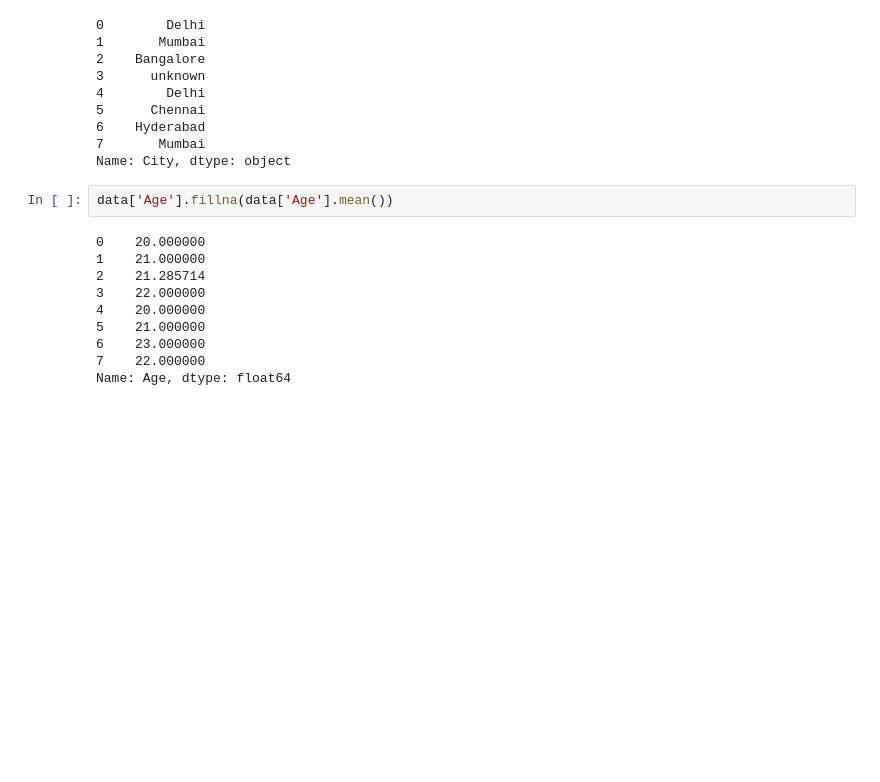
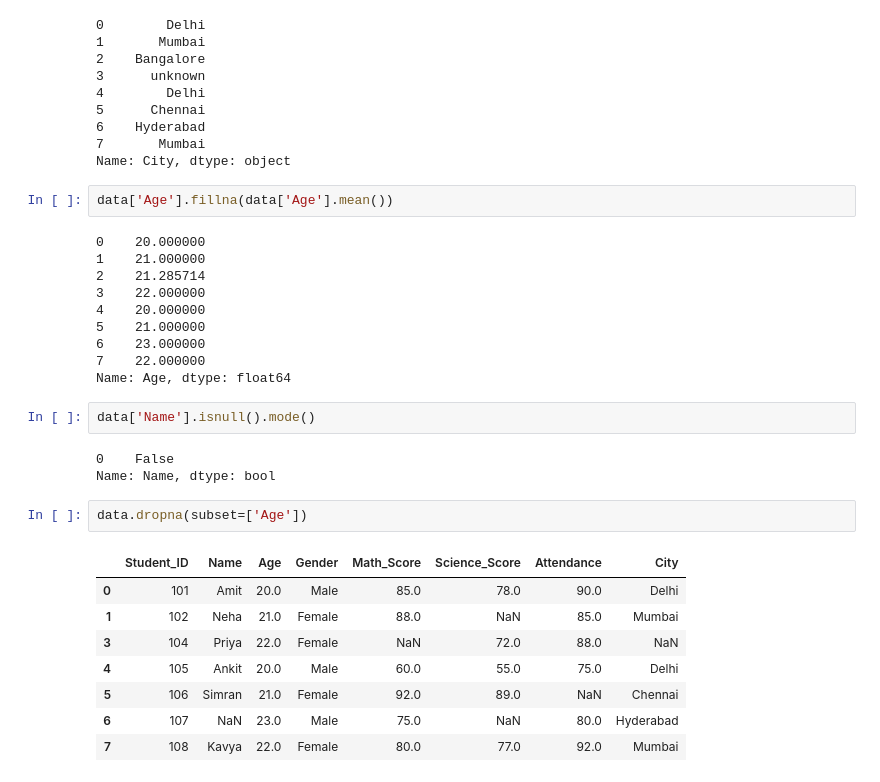
Before and after one commit to shiwanibhardwaj/data-science-learning, a Jupyter notebook: pandas/handaling missing data.ipynb, the cells around one changed output. Saved outputs shown, nothing was run; the diff lists cells and outputs as text; blank space fills up the shorter version.

```diff
--- a/pandas/handaling missing data.ipynb
+++ b/pandas/handaling missing data.ipynb
@@ -91,3 +91,19 @@ data['Age'].fillna(data['Age'].mean())
 6    23.000000
 7    22.000000
 Name: Age, dtype: float64
+# %%
+data['Name'].isnull().mode()
+# %% [output]
+0    False
+Name: Name, dtype: bool
+# %%
+data.dropna(subset=['Age'])
+# %% [output]
+|  | Student_ID | Name | Age | Gender | Math_Score | Science_Score | Attendance | City |
+| 0 | 101 | Amit | 20.0 | Male | 85.0 | 78.0 | 90.0 | Delhi |
+| 1 | 102 | Neha | 21.0 | Female | 88.0 | NaN | 85.0 | Mumbai |
+| 3 | 104 | Priya | 22.0 | Female | NaN | 72.0 | 88.0 | NaN |
+| 4 | 105 | Ankit | 20.0 | Male | 60.0 | 55.0 | 75.0 | Delhi |
+| 5 | 106 | Simran | 21.0 | Female | 92.0 | 89.0 | NaN | Chennai |
+| 6 | 107 | NaN | 23.0 | Male | 75.0 | NaN | 80.0 | Hyderabad |
+| 7 | 108 | Kavya | 22.0 | Female | 80.0 | 77.0 | 92.0 | Mumbai |
```
Also changed, not shown: parts of 5 cells of this notebook, 8 other files.
